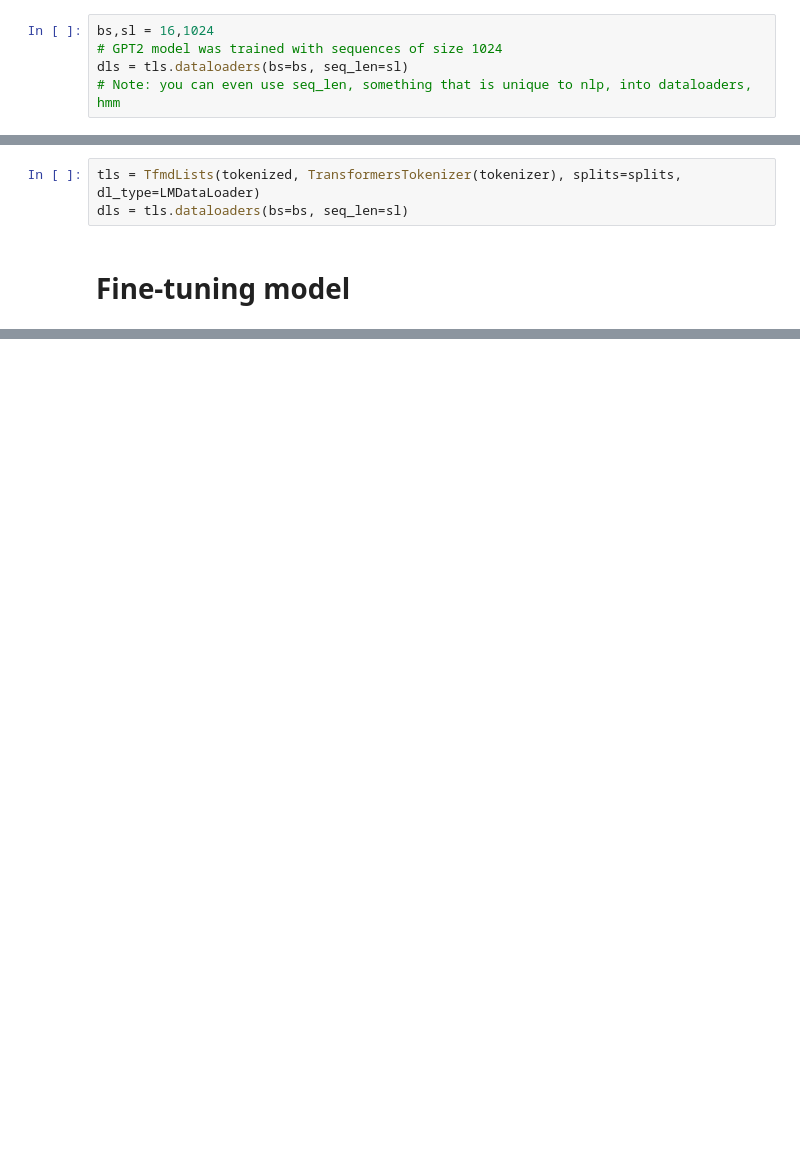
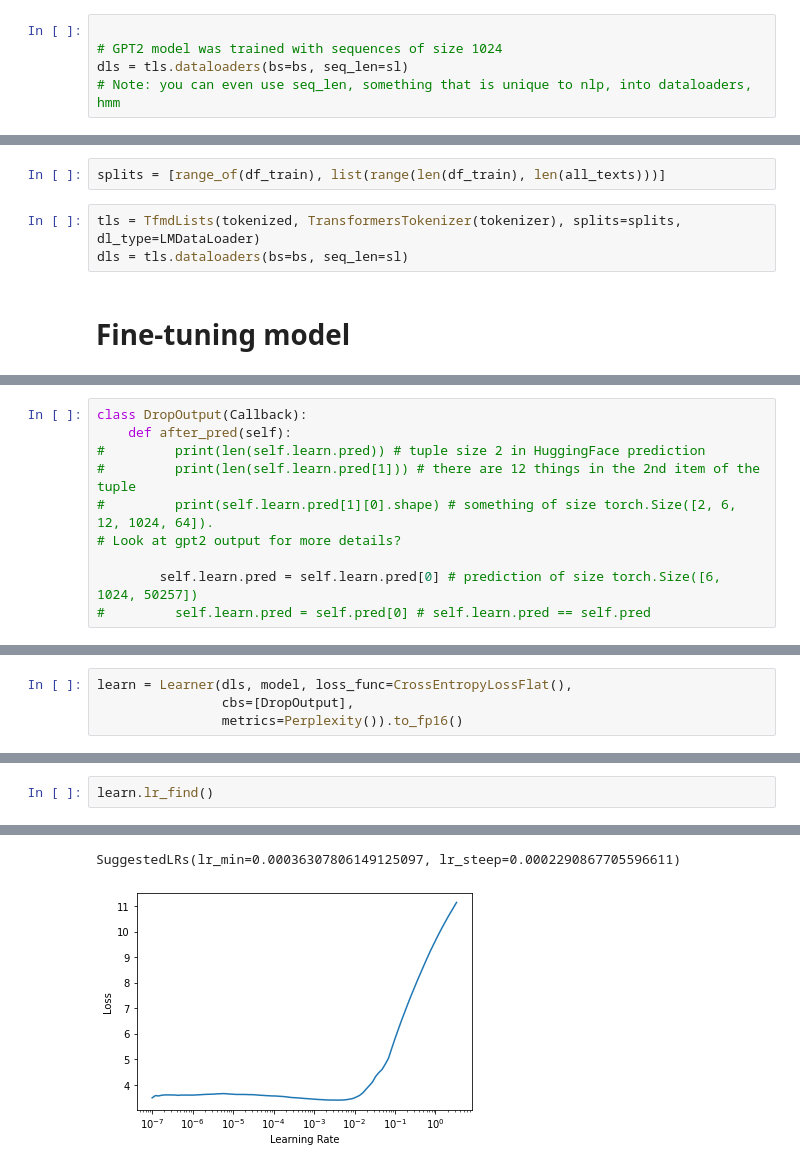
Before and after one commit to anhquan0412/nlp_practice, a Jupyter notebook: fastai2_nlp/fastai-huggingface.ipynb, the cells around one changed output, grey strips where cells are left out. Drawn from its saved outputs; the diff is of its cells as text; blank space fills up the shorter version.

Commit message:
finish training huggingface model with fastai, still dont know the behind the scene

```diff
--- a/fastai2_nlp/fastai-huggingface.ipynb
+++ b/fastai2_nlp/fastai-huggingface.ipynb
@@ -216,7 +229,7 @@ tls.decodes(tls.valid[0][:10]),tls.decodes(tls.valid[0][-10:])
 # %% [markdown]
 ## Dataloaders
 # %%
-bs,sl = 16,1024
+
 # GPT2 model was trained with sequences of size 1024
 dls = tls.dataloaders(bs=bs, seq_len=sl)
 # Note: you can even use seq_len, something that is unique to nlp, into dataloaders, hmm
@@ -249,6 +262,8 @@ class TransformersTokenizer(Transform):
         return x if isinstance(x, Tensor) else tokenize(x)
 
     def decodes(self, x): return TitledStr(self.tokenizer.decode(x.cpu().numpy()))
+# %%
+splits = [range_of(df_train), list(range(len(df_train), len(all_texts)))]
 # %%
 tls = TfmdLists(tokenized, TransformersTokenizer(tokenizer), splits=splits, dl_type=LMDataLoader)
 dls = tls.dataloaders(bs=bs, seq_len=sl)
@@ -258,0 +284,10 @@ TODO: https://docs.fast.ai/tutorial.transformers.html#Fine-tuning-the-model
+# %%
+class DropOutput(Callback):
+    def after_pred(self):
+#         print(len(self.learn.pred)) # tuple size 2 in HuggingFace prediction
+#         print(len(self.learn.pred[1])) # there are 12 things in the 2nd item of the tuple
+#         print(self.learn.pred[1][0].shape) # something of size torch.Size([2, 6, 12, 1024, 64]).
+# Look at gpt2 output for more details?
+
+        self.learn.pred = self.learn.pred[0] # prediction of size torch.Size([6, 1024, 50257])
+#         self.learn.pred = self.pred[0] # self.learn.pred == self.pred
@@ -258,0 +296,4 @@ TODO: https://docs.fast.ai/tutorial.transformers.html#Fine-tuning-the-model
+# %%
+learn = Learner(dls, model, loss_func=CrossEntropyLossFlat(),
+                cbs=[DropOutput],
+                metrics=Perplexity()).to_fp16()
@@ -258,0 +337,3 @@ TODO: https://docs.fast.ai/tutorial.transformers.html#Fine-tuning-the-model
+# %%
+learn.lr_find()
+# %% [output]
@@ -258,0 +341,2 @@ TODO: https://docs.fast.ai/tutorial.transformers.html#Fine-tuning-the-model
+SuggestedLRs(lr_min=0.00036307806149125097, lr_steep=0.0002290867705596611)
+[figure, added]
```
Also changed, not shown: parts of 28 cells of this notebook.
